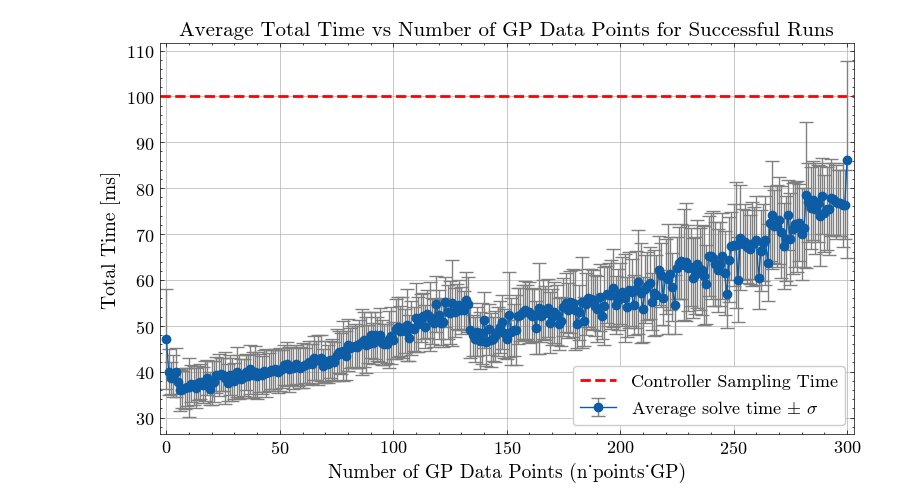
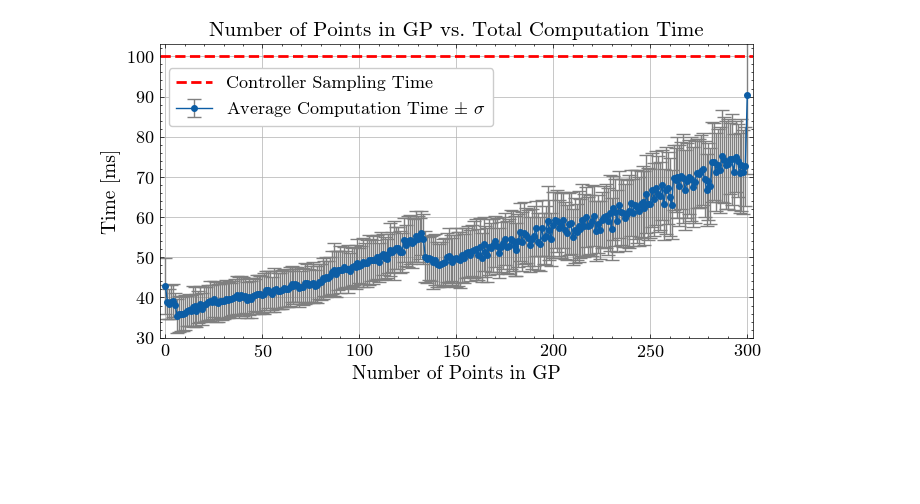
Before and after one commit to albee/smallsat-sim, a Jupyter notebook: smallsat_sim/misc/MC_results.ipynb, the cells around one changed output. Cells and saved outputs as stored; diff of their text form; code cells hidden in the pictures; blank space fills up the shorter version.

```diff
--- a/smallsat_sim/misc/MC_results.ipynb
+++ b/smallsat_sim/misc/MC_results.ipynb
@@ -499,41 +529,45 @@ df_successful['total_time'] = df_successful['solve_time'] + df_successful['recor
 # Step 2: Remove any rows with NaN values in 'n_points_GP' or 'total_time'
 df_successful_clean = df_successful.dropna(subset=['n_points_GP', 'total_time'])
 
+df_successful_clean = df_successful_clean[df_successful_clean['record_time'] <= 100]
+
 # Step 3: Compute mean and standard deviation of 'total_time' per 'n_points_GP'
 n_points_gp_stats = df_successful_clean.groupby('n_points_GP')['total_time'].agg(['mean', 'std', 'count']).reset_index()
 
 # Step 4: Plot 'n_points_GP' vs average 'total_time' with standard deviation error bars
-plt.figure(figsize=(8, 5))
+plt.figure(figsize=(7, 4))
 
 # Add the red dashed horizontal line at 1m for Constraint Violation
 plt.axhline(y=100, color='red', linestyle='--', label='Controller Sampling Time', linewidth=2)
 
 # Plot with error bars
 plt.errorbar(
     n_points_gp_stats['n_points_GP'],
     n_points_gp_stats['mean'],
     yerr=n_points_gp_stats['std'],
     fmt='o-',  # Format line with circle markers
     capsize=5,  # Adds caps to the error bars
     ecolor='gray',  # Error bar color
     elinewidth=1,  # Error bar line width
     markeredgewidth=1,  # Marker edge width
-    label = 'Average solve time $\pm$ $\sigma$'
+    markersize=4,
+    label = 'Average Computation Time $\pm$ $\sigma$'
 )
 
 
 
-plt.xlabel('Number of GP Data Points (n_points_GP)')
-plt.ylabel('Total Time [ms]')
-plt.title('Average Total Time vs Number of GP Data Points for Successful Runs')
+plt.xlabel('Number of Points in GP')
+plt.ylabel('Time [ms]')
+plt.title('Number of Points in GP vs. Total Computation Time')
 plt.xlim((-3,303))
+plt.ylim((30,103))
 plt.grid(True)
-plt.legend(loc='best', facecolor='white', framealpha=1, frameon=True)
+plt.legend(loc='upper left', facecolor='white', framealpha=1, frameon=True, bbox_to_anchor=(0, 0.95))
 plt.tight_layout()
 
 plt.savefig("MC/MC_solve_total.svg", format="svg")
 plt.savefig("MC/MC_solve_total.pdf", format="pdf")
 
 plt.show()
 # %% [output]
-[figure, old version]
+[figure, new version]
```
Also changed, not shown: parts of 6 cells of this notebook, 13 other files.
